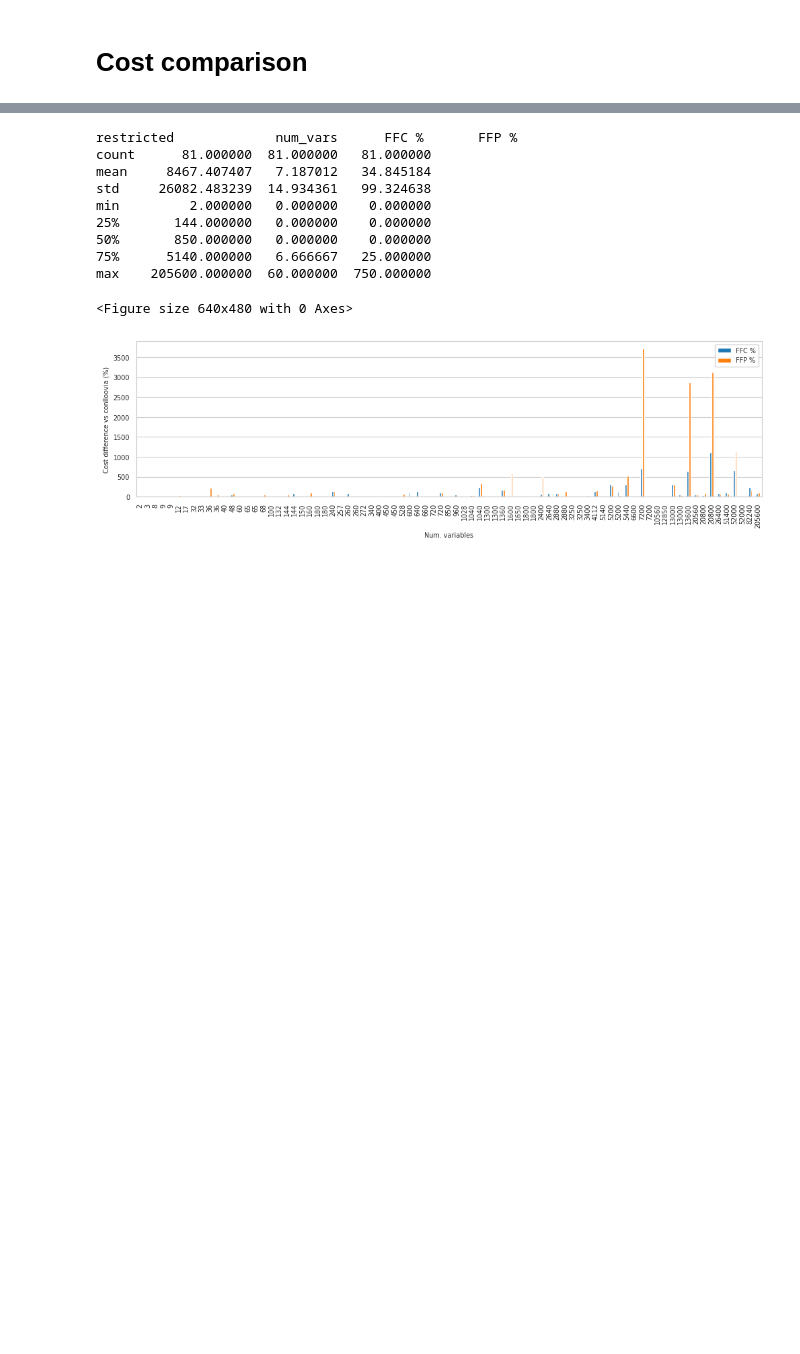
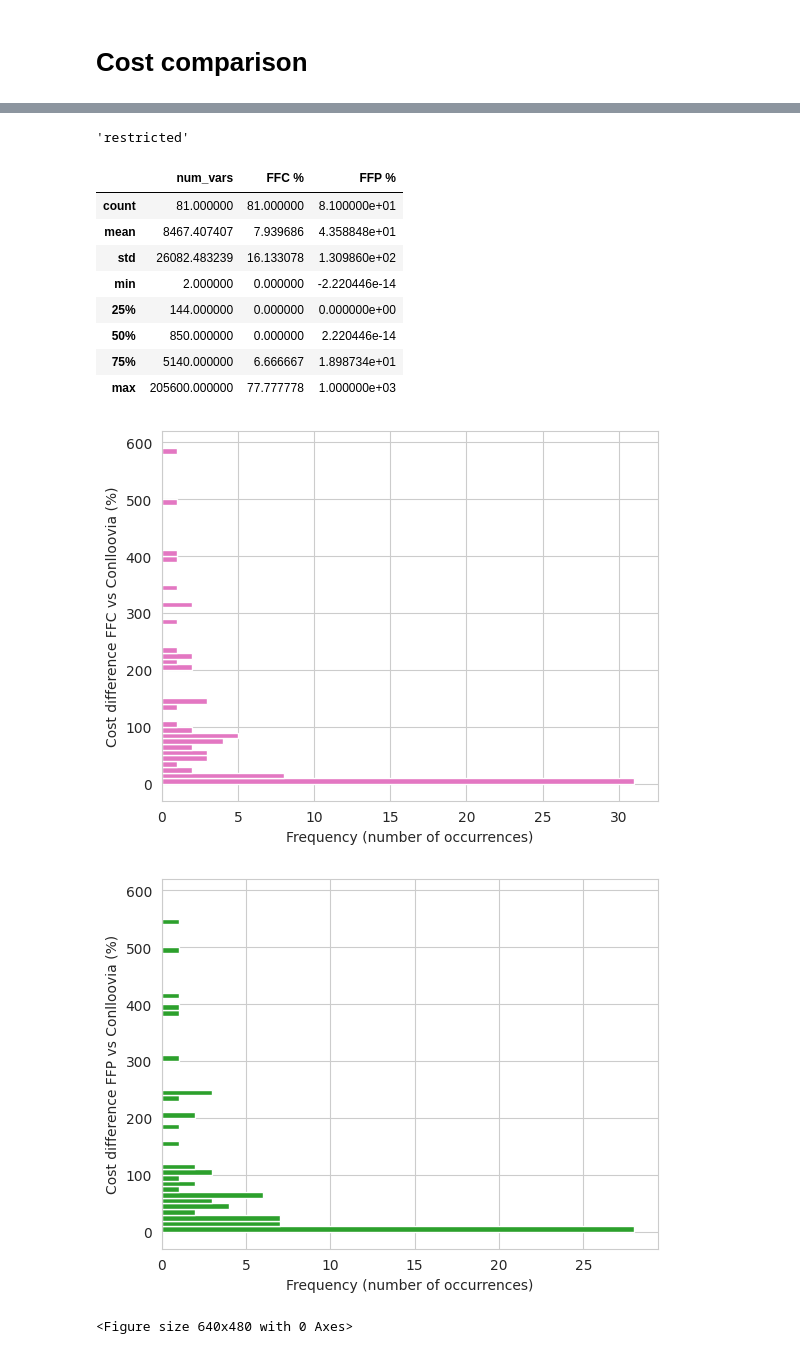
Before and after one commit to asi-uniovi/conlloovia_exp, a Jupyter notebook: ExpSize.ipynb, the cells around one changed output, grey strips where cells are left out. Cells and saved outputs as stored; diff of their text form; code cells hidden in the pictures; blank space fills up the shorter version.

```diff
--- a/ExpSize.ipynb
+++ b/ExpSize.ipynb
@@ -780,9 +821,11 @@ df_stats_gr[mode]
 # Plot the difference with conlloovia of all allocators, both in absolute and
 # percentage terms. Show the difference only in the experiments where the
 # heuristic finds a solution
+df_cost_diff_modes = pd.DataFrame()
+df_cost_diff_dict = {}
 for mode in modes:
-    df_cost_diff = df_stats_gr[mode].reset_index()[["num_vars", "cost"]].copy()
-    df_cost_diff.columns = ["num_vars", "FFC", "FFP", "conlloovia"]
+    df_cost_diff = df_stats_gr[mode].reset_index()[["num_vars", "cost", "status"]].copy()
+    df_cost_diff.columns = ["num_vars", "FFC", "FFP", "conlloovia", "status_FFC", "status_FFP", "status_conlloovia"]
 
     for allocator in allocators:
         if allocator == "conlloovia":
@@ -792,21 +835,49 @@ for mode in modes:
         df_cost_diff[f"{allocator} %"] = (
             df_cost_diff[["conlloovia", allocator]].pct_change(axis=1)[allocator] * 100
         )
-        df_cost_diff[f"diff_{allocator}"] = df_cost_diff[allocator] - df_cost_diff["conlloovia"]
+        df_cost_diff[f"diff_{allocator}"] = (
+            df_cost_diff[allocator] - df_cost_diff["conlloovia"]
+        )
 
-    print(mode, df_cost_diff.describe())
+        # If the heuristic didn't find a solution, set the difference and the pct to 0
+        df_cost_diff.loc[df_cost_diff[f"status_{allocator}"] != "INTEGER_FEASIBLE", f"{allocator} %"] = 0
+        df_cost_diff.loc[df_cost_diff[f"status_{allocator}"] != "INTEGER_FEASIBLE", f"diff_{allocator}"] = 0
+
+    display(mode, df_cost_diff.describe())
+    plt.figure()
+    df_cost_diff["FFC %"].plot.hist(bins=range(0, 600, 10), color=colors["FFC"], orientation="horizontal")
+    plt.ylabel("Cost difference FFC vs Conlloovia (%)")
+    plt.xlabel("Frequency (number of occurrences)")
+    file_name = "hist_ffc_unrestr" if mode == "unrestricted" else "hist_ffc_restr"
+    plt.savefig(FIG_DIR / file_name, bbox_inches="tight", dpi=600)
+
+    plt.figure()
+    df_cost_diff["FFP %"].plot.hist(bins=range(0, 600, 10), color=colors["FFP"], orientation="horizontal")
+    plt.ylabel("Cost difference FFP vs Conlloovia (%)")
+    plt.xlabel("Frequency (number of occurrences)")
+    file_name = "hist_ffp_unrestr" if mode == "unrestricted" else "hist_ffp_restr"
+    plt.savefig(FIG_DIR / file_name, bbox_inches="tight", dpi=600)
+
+    df_cost_diff["mode"] = mode
+    df_cost_diff_modes = pd.concat([df_cost_diff_modes, df_cost_diff])
+    df_cost_diff_dict[mode] = df_cost_diff
 
     # Plot the percentage change
     fig = plt.figure()
-    ax = df_cost_diff[["num_vars", "FFC %", "FFP %"]].sort_values(by="num_vars").plot(
-        x="num_vars", kind="bar", figsize=(12, 3))
+    ax = (
+        df_cost_diff[["num_vars", "FFC %", "FFP %"]]
+        .sort_values(by="num_vars")
+        .plot(x="num_vars", kind="bar", figsize=(12, 3),
+              color=[colors["FFC"], colors["FFP"]]
+              )
+    )
     plt.grid(axis="x")
-    plt.xlabel('Num. variables', fontsize="x-small")
-    plt.ylabel('Cost difference vs conlloovia (%)', fontsize="x-small")
+    plt.xlabel("Num. variables", fontsize="x-small")
+    plt.ylabel("Cost difference vs conlloovia (%)", fontsize="x-small")
     ax.xaxis.set_tick_params(labelsize="x-small")
     ax.yaxis.set_tick_params(labelsize="x-small")
     plt.legend(fontsize="x-small")
 
     file_name = "cost_unrestr" if mode == "unrestricted" else "cost_restr"
-    plt.savefig(FIG_DIR/file_name, bbox_inches='tight', dpi=600)
+    plt.savefig(FIG_DIR / file_name, bbox_inches="tight", dpi=600)
 # %% [output]
@@ -822,11 +894,13 @@ max    205600.000000  1113.116092  3716.773618
-restricted             num_vars      FFC %       FFP %
-count      81.000000  81.000000   81.000000
-mean     8467.407407   7.187012   34.845184
-std     26082.483239  14.934361   99.324638
-min         2.000000   0.000000    0.000000
-25%       144.000000   0.000000    0.000000
-50%       850.000000   0.000000    0.000000
-75%      5140.000000   6.666667   25.000000
-max    205600.000000  60.000000  750.000000
+'restricted'
+|  | num_vars | FFC % | FFP % |
+| count | 81.000000 | 81.000000 | 8.100000e+01 |
+| mean | 8467.407407 | 7.939686 | 4.358848e+01 |
+| std | 26082.483239 | 16.133078 | 1.309860e+02 |
+| min | 2.000000 | 0.000000 | -2.220446e-14 |
+| 25% | 144.000000 | 0.000000 | 0.000000e+00 |
+| 50% | 850.000000 | 0.000000 | 2.220446e-14 |
+| 75% | 5140.000000 | 6.666667 | 1.898734e+01 |
+| max | 205600.000000 | 77.777778 | 1.000000e+03 |
+[figure, new version]
+[figure, new version]
 <Figure size 640x480 with 0 Axes>
-[figure, old version]
```
Also changed, not shown: parts of 20 cells of this notebook, 3 other files.
